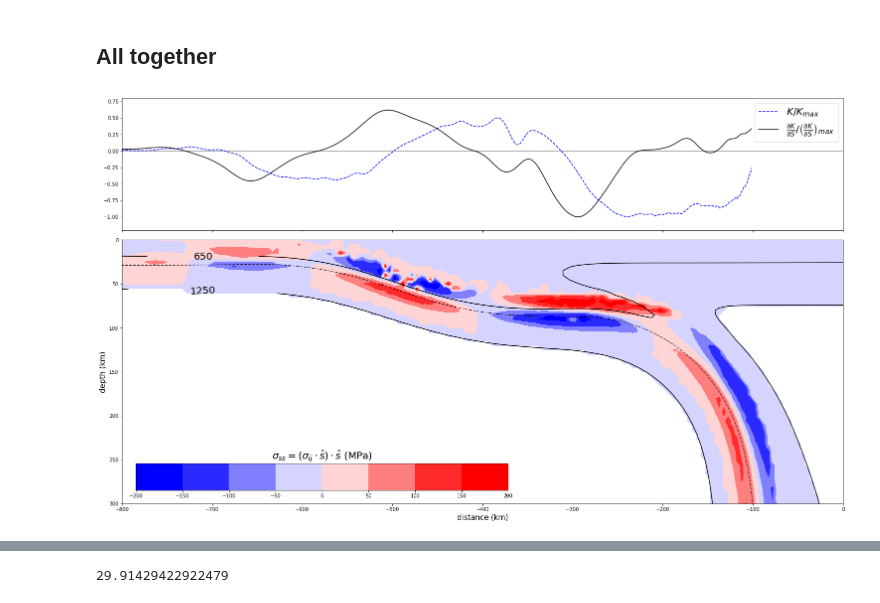
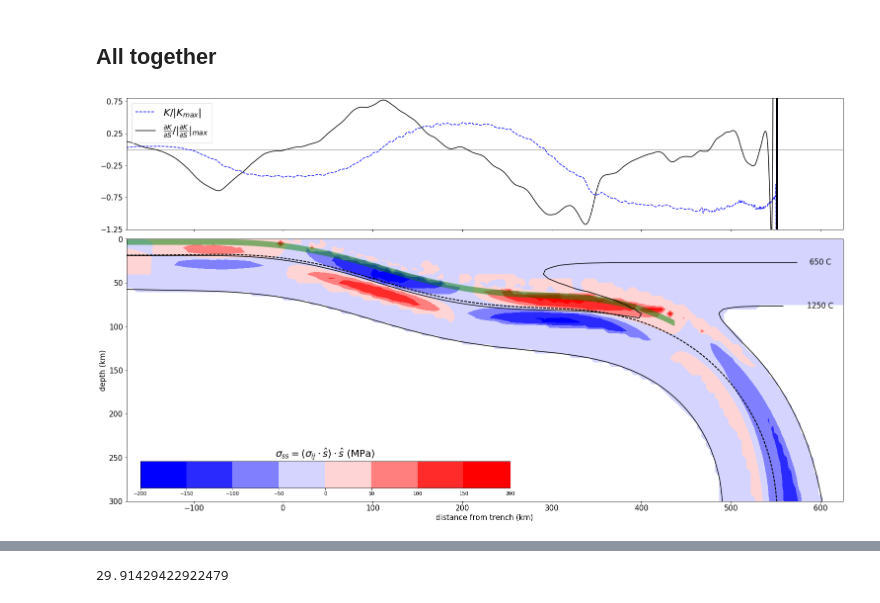
Before and after one commit to dansand/flat_slab, a Jupyter notebook: analysis/stress_curvature.ipynb, the cells around one changed output, grey strips where cells are left out. Cells and saved outputs as stored; diff of their text form; code cells hidden in the pictures.

```diff
--- a/analysis/stress_curvature.ipynb
+++ b/analysis/stress_curvature.ipynb
@@ -82,4 +87,4 @@ sortedData = sortedData[sortedData[:,0] > -0.5] #sort by x
 
 
 ds, ds_cum = get_along_strike(sortedData)
-c, fx, fy, y1 = curvature_splines(sortedData[:,0], sortedData[:,1])
+#c, fx, fy, y1 = curvature_splines(sortedData[:,0], sortedData[:,1])
@@ -258,6 +284,6 @@ import glucifer
 # %%
-yres = 128
-xres = 768
+yres = 192
+xres = int(yres  * 6)
 elementType = 'Q1/dQ0'
 depth = 0.3448275862068966
 aspectRatio  = 5
@@ -300,7 +326,8 @@ with mesh.deform_mesh():
 
     mesh.data[:,1] = mesh.data[:,1] + 1.0
 # %%
-sigFiles = natsort.natsort(glob2.glob('/workspace2/flat_slab/A/6/sigSS**.h5'))
+#sigFiles = natsort.natsort(glob2.glob('/workspace2/flat_slab/A/6/sigSS**.h5'))
+sigFiles = natsort.natsort(glob2.glob('/workspace2/flat_slab/B/4/sigSS**.h5'))
 sfile = sigFiles[i]
 sfile
 # %% [output]
@@ -308,5 +335,7 @@ sfile
 # %%
-tempFiles = natsort.natsort(glob2.glob('/workspace2/flat_slab/A/6/temp**.h5'))
+#tempFiles = natsort.natsort(glob2.glob('/workspace2/flat_slab/A/6/temp**.h5'))
+tempFiles = natsort.natsort(glob2.glob('/workspace2/flat_slab/B/4/temp**.h5'))
+
 tfile = tempFiles[i]
 tfile
 # %% [output]
@@ -428,26 +505,54 @@ for i in np.arange(8, 56,8):
 ## All together
 # %%
 # plot it
+
+
 import matplotlib.gridspec as gridspec
 fig = plt.figure(figsize=(26, 15))
 gs = gridspec.GridSpec(2, 1, height_ratios=[1, 2])
 gs.update(wspace=0.025, hspace=0.05) # set the spacing between axes.
 
 ########################
+
+trenchLoc = -625.
+
 ax0 = plt.subplot(gs[0])
 
 #ax0.plot(2900.*sortedData[:-10],(y2/abs(y2.max()))[:-10] , c= 'k', ls = '--',
 #         label = r'$\frac{K_{,s}}{K_{,s_{max}}}$', lw = 2)
 
-blok = 90
-ax0.plot( 2900.*(sortedData[:,0][blok:-blok]), -1.*y2[blok:-blok]/y2[blok:-blok].min(),
-         c = 'b',ls = '--', label = r'$K/K_{max}$' )
-ax0.plot( 2900.*(sortedData[:,0][blok:-blok]), -1.*y3[blok:-blok]/y3[blok:-blok].min(),
-         c = 'k', label = r'$ \frac{ \partial{K}  }{ \partial{S}} / \left(\frac{ \partial{K}  }{ \partial{S}}\right)_{max} $' )
+blok = -10
+blok2 = -50
 
-ax0.hlines(0, -800., 0., linewidths = 0.5)
-ax0.set_xlim(-800., 0.)
+ax0.plot( 2900.*sortedData[::1,0][:blok ] - trenchLoc, c_F[:blok ]/np.abs(cF[:blok2].min()) ,
+         c = 'b',ls = '--', label = r'$K/\left|K_{max}\right|$' )
+
+ax0.plot( 2900.*sortedData[::1,0][:blok ] - trenchLoc, cx_F1[:blok ]/np.abs(cxF[:blok2].min()),
+         c = 'k', label = r'$ \frac{ \partial{K}  }{ \partial{S}} / \left|\frac{ \partial{K}  }{ \partial{S}}\right|_{max} $' )
+
+
+#ax0.plot( 2900.*sortedData[::n,0][:blok ] - trenchLoc, cF[:blok ]/np.abs(cF[:blok2].min()) ,
+#         c = 'b',ls = '--', label = r'$K/\left|K_{max}\right|$' )
+
+#ax0.plot( 2900.*sortedData[::n,0][:blok ] - trenchLoc, cxF[:blok ]/np.abs(cxF[:blok2].min()),
+#         c = 'k', label = r'$ \frac{ \partial{K}  }{ \partial{S}} / \left|\frac{ \partial{K}  }{ \partial{S}}\right|_{max} $' )
+
+ax1.plot(sortedData[::n,0][:blok], cF[:blok]/np.abs(c[:blok].min())   )
+
+
+ax2.plot(sortedData[::n,0][:blok], cxF[:blok]/np.abs(cxF[:blok].min()) )
+
+
+#ax0.plot(2900.*sortedData[::n,0], -1.*savgol_filter(cx, l, o)/savgol_filter(cx, l, o).min() )
+
+ax0.hlines(0 , -800. -  trenchLoc, 0. - trenchLoc, linewidths = 0.5)
+ax0.set_xlim(-800. - trenchLoc, 0. - trenchLoc)
 ax0.set_ylim(-1.2, 0.8)
+ax0.set_yticks(ax0.get_yticks()[::2])
+
+ax0.tick_params(labelsize=15)
+
+
 
 #ax0.ticklabel_format(style='sci',axis='y', scilimits=(0,0))
 
@@ -463,38 +568,58 @@ ax1 = plt.subplot(gs[1])
 #cb = ax1.imshow(stress, cmap='coolwarm', vmax = 150, vmin = -150, extent=[-1500, 0,660,0])
 
 #cb = ax1.imshow(stress, cmap='coolwarm', vmax = 150, vmin = -150,
 #          extent=[mesh.minCoord[0]*2900, mesh.maxCoord[0]*2900, (1. - mesh.minCoord[1])*2900,0])
 
 
 
 cb = ax1.contourf(stress, cmap='bwr', vmax = 150, vmin = -150,
-          extent=[mesh.minCoord[0]*2900, mesh.maxCoord[0]*2900, 0, 1000] )
+          extent=[mesh.minCoord[0]*2900 - trenchLoc, mesh.maxCoord[0]*2900  - trenchLoc, 0, 1000] )
 
 CS = ax1.contour(temp, colors='k', levels=[650., 1250.],
-                 extent=[mesh.minCoord[0]*2900, mesh.maxCoord[0]*2900, 0, 1000] )
+                 extent=[mesh.minCoord[0]*2900 - trenchLoc, mesh.maxCoord[0]*2900 - trenchLoc, 0, 1000] )
 
-ax1.plot(2900.*sortedData[:,0], 2900 - 2900.*sortedData[:,1], c= 'k', ls = '--', lw = 1)
-ax1.clabel(CS, fontsize=20, inline=1, fmt='%1.0f',
-           manual=[(-710,25),(-710, 50)], inline_spacing=0.0000001)
-ax1.set_xlim(-800, 0)
+
+cl = ax1.clabel(CS, fontsize=15, inline=1, fmt='%1.0f' + ' C',
+           manual=[(600,80),(600, 30)], inline_spacing=-15)
+
+#[txt.set_bbox(dict(boxstyle='square,pad=0',fc='red')) for txt in cl]
+
+#
+#CS2 = ax1.contour(temp, colors='k', levels=[650., 1250.],
+#                 extent=[mesh.minCoord[0]*2900, mesh.maxCoord[0]*2900, 0, 1000] )
+
+
+ax1.plot(2900.*sortedData[:,0] - trenchLoc, 2900 - 2900.*sortedData[:,1], c= 'k', ls = '--', lw = 2)
+
+
+#mask = dimData0[:,1] < 85.
+mask = dimData0[:,1] < 100.
+
+ax1.fill_between(dimData0[mask,0] - trenchLoc, dimData[mask,1], dimData0[mask,1], facecolor='green', alpha=0.5)
+
+
+
+ax1.set_xlim(-800 - trenchLoc, 0 - trenchLoc)
 ax1.set_ylim(300, 0)
 
 ax1.set_ylabel('depth (km)', size = 15)
-ax1.set_xlabel('distance (km)', size = 15)
+ax1.set_xlabel('distance from trench (km)', size = 15)
 ax1.grid(False)
+ax1.tick_params(labelsize=15)
+
 #ax1.legend()
 
 #h = colorbar(cb)
 #h.set_label(r'$\sigma_{xx}$ (MPa)', size= 20, labelpad=-20)
 
 # Now adding the colorbar
 cbaxes = fig.add_axes([0.14, 0.15, 0.4, 0.05])
 cb1 = colorbar(cb, cax = cbaxes, orientation="horizontal")
 cb1.set_label(r'$\sigma_{ss} =  (\sigma_{ij} \cdot \hat s)\cdot \hat s$ (MPa)', size= 20, labelpad=-100)
 
 #h = colorbar;
 #ylabel(h, 'foo')
 
 #fig.text(0.15, 0.19,'34 Ma', size = 20)
 # %% [output]
-[figure, old version]
+[figure, new version]
```
Also changed, not shown: parts of 54 cells of this notebook, 11 other files.
